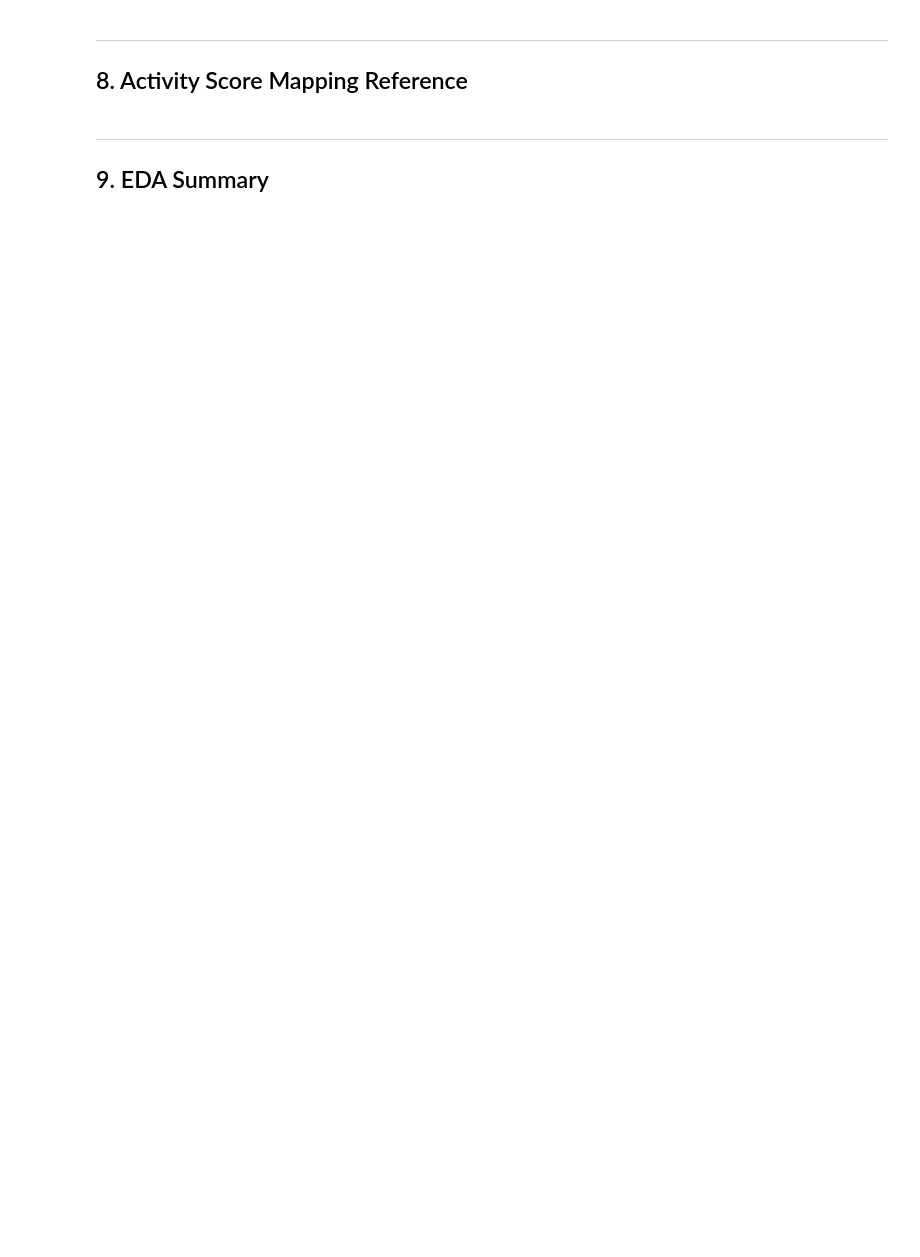
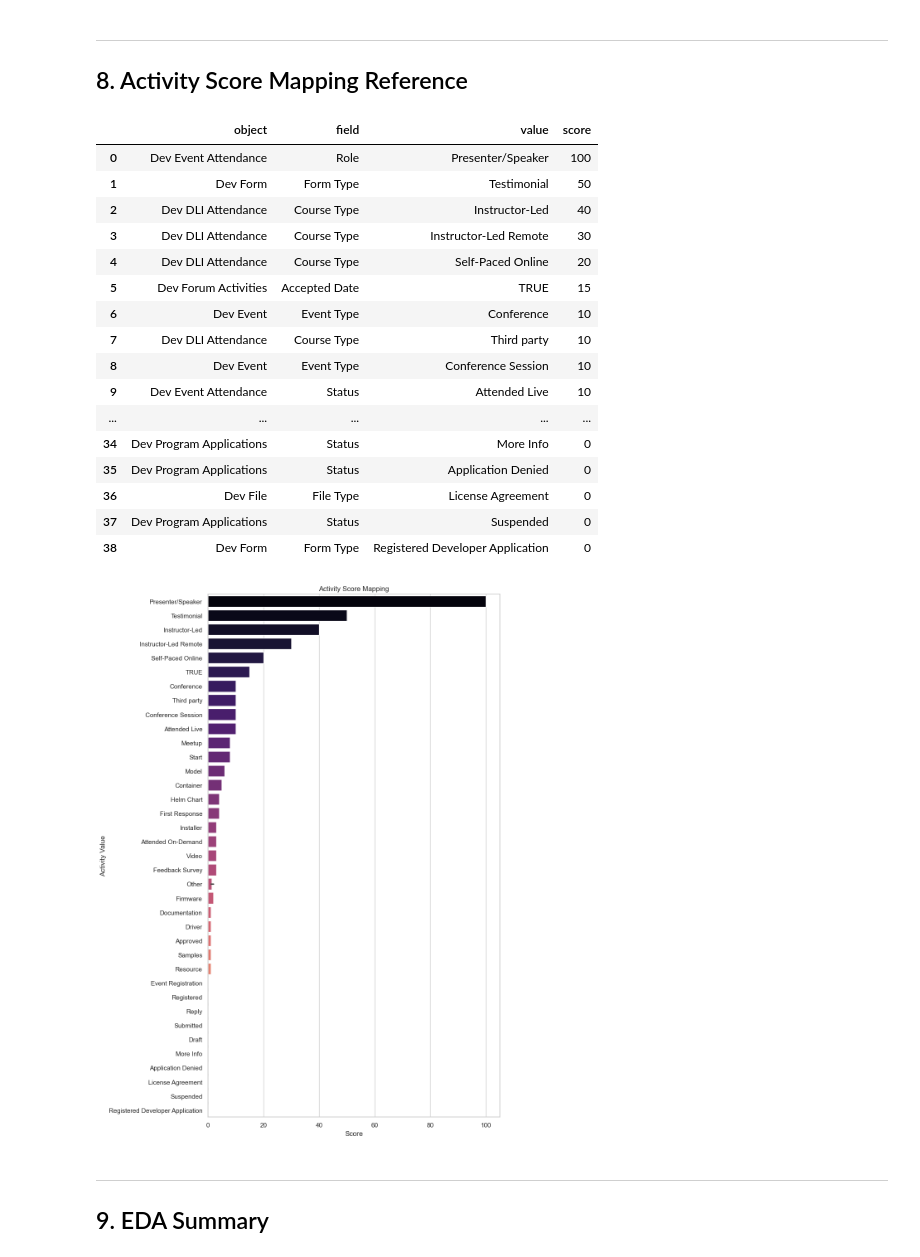
Before and after one commit to WBDoran/Spring2026_IndustryProject, a Jupyter notebook: nvidia_eda.ipynb, the cells around one changed output. Cells and saved outputs as stored; diff of their text form; code cells hidden in the pictures; blank space fills up the shorter version.

```diff
--- a/nvidia_eda.ipynb
+++ b/nvidia_eda.ipynb
@@ -702,20 +1024,39 @@ plt.show()
 # %%
 try:
     score_map = con.execute("""
-        SELECT * FROM activity_score_mapping
+        SELECT * FROM activity_score_mapping_raw
         ORDER BY score DESC
     """).fetchdf()
     display(score_map)
 
     fig, ax = plt.subplots(figsize=(10, max(5, len(score_map) * 0.35)))
     sns.barplot(data=score_map, x='score', y='value', ax=ax, palette='magma')
     ax.set_title('Activity Score Mapping')
     ax.set_xlabel('Score')
     ax.set_ylabel('Activity Value')
     plt.tight_layout()
     plt.show()
 except Exception as e:
     print(f'activity_score_mapping not found or column names differ: {e}')
+# %% [output]
+|  | object | field | value | score |
+| 0 | Dev Event Attendance | Role | Presenter/Speaker | 100 |
+| 1 | Dev Form | Form Type | Testimonial | 50 |
+| 2 | Dev DLI Attendance | Course Type | Instructor-Led | 40 |
+| 3 | Dev DLI Attendance | Course Type | Instructor-Led Remote | 30 |
+| 4 | Dev DLI Attendance | Course Type | Self-Paced Online | 20 |
+| 5 | Dev Forum Activities | Accepted Date | TRUE | 15 |
+| 6 | Dev Event | Event Type | Conference | 10 |
+| 7 | Dev DLI Attendance | Course Type | Third party | 10 |
+| 8 | Dev Event | Event Type | Conference Session | 10 |
+| 9 | Dev Event Attendance | Status | Attended Live | 10 |
+| ... | ... | ... | ... | ... |
+| 34 | Dev Program Applications | Status | More Info | 0 |
+| 35 | Dev Program Applications | Status | Application Denied | 0 |
+| 36 | Dev File | File Type | License Agreement | 0 |
+| 37 | Dev Program Applications | Status | Suspended | 0 |
+| 38 | Dev Form | Form Type | Registered Developer Application | 0 |
+[figure, added]
 # %% [markdown]
 ---
 ## 9. EDA Summary
```
Also changed, not shown: parts of 36 cells of this notebook.
